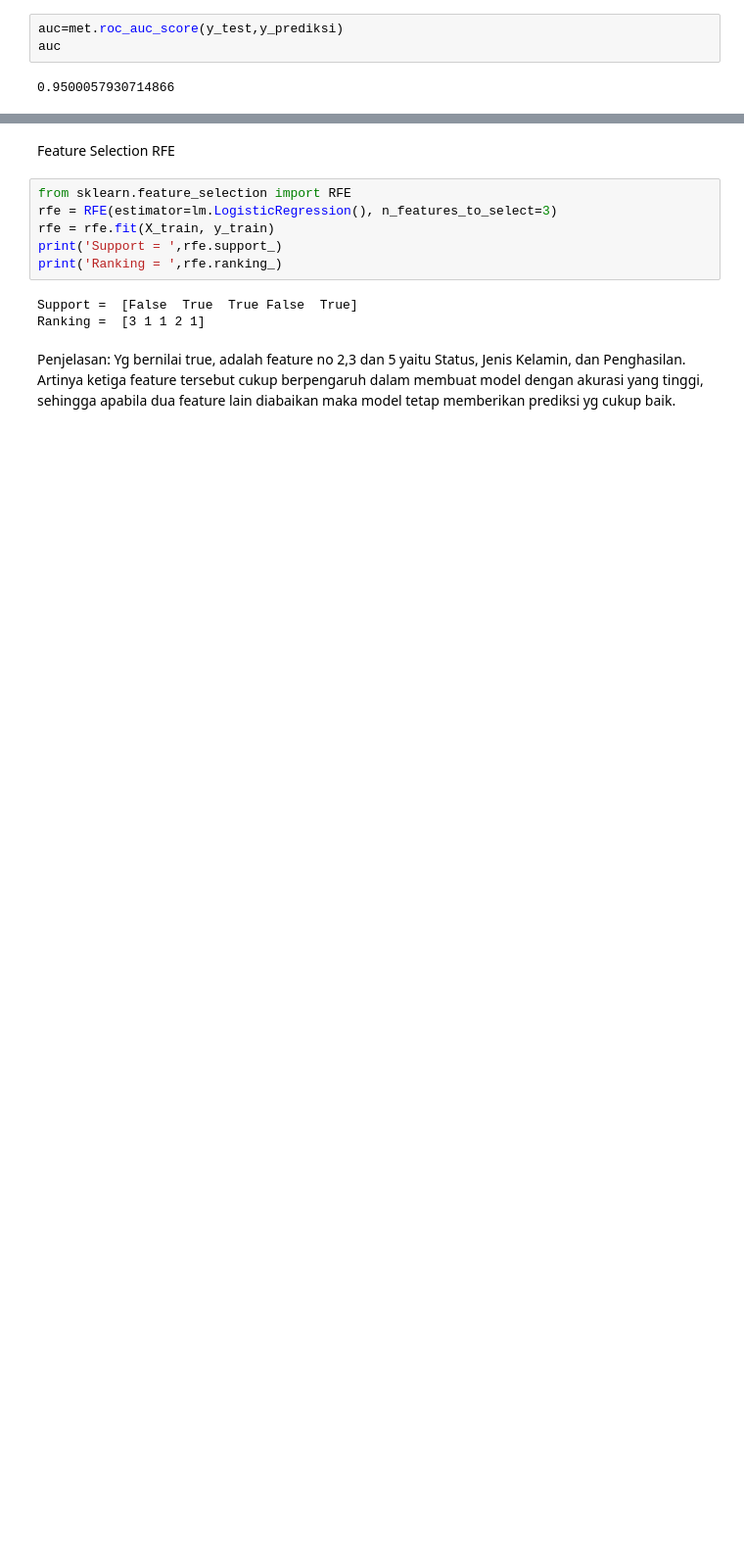
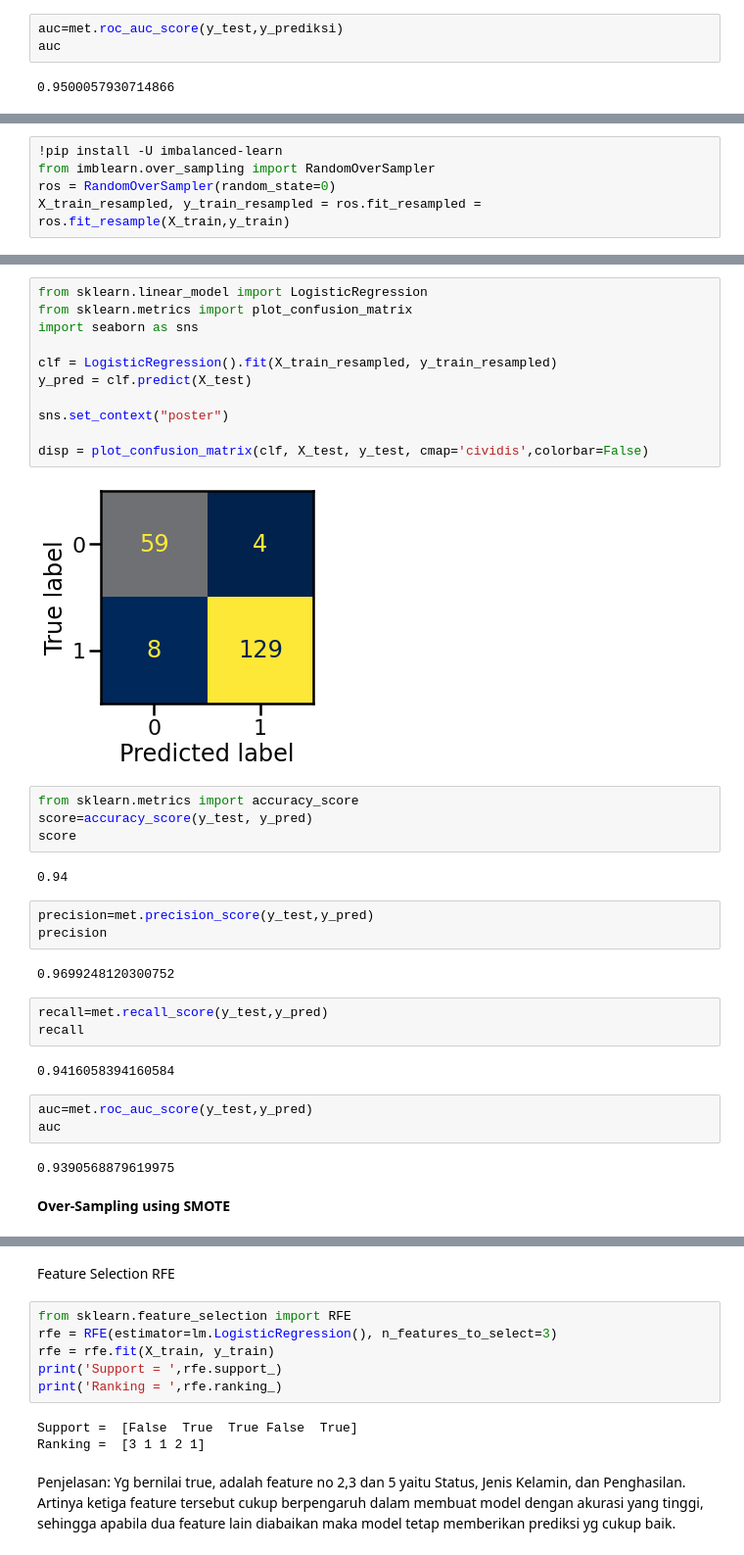
Before and after one commit to amilsiddik/percobaan, a Jupyter notebook: Logistic_Regression_Pertemuan_4.ipynb, the cells around one changed output, grey strips where cells are left out. Shown at 98% size. Cells and saved outputs as stored; diff of their text form; blank space fills up the shorter version.

```diff
--- a/Logistic_Regression_Pertemuan_4.ipynb
+++ b/Logistic_Regression_Pertemuan_4.ipynb
@@ -168,0 +191,5 @@ auc
+# %%
+!pip install -U imbalanced-learn
+from imblearn.over_sampling import RandomOverSampler
+ros = RandomOverSampler(random_state=0)
+X_train_resampled, y_train_resampled = ros.fit_resampled = ros.fit_resample(X_train,y_train)
@@ -168,0 +284,36 @@ auc
+# %%
+from sklearn.linear_model import LogisticRegression
+from sklearn.metrics import plot_confusion_matrix
+import seaborn as sns
+
+clf = LogisticRegression().fit(X_train_resampled, y_train_resampled)
+y_pred = clf.predict(X_test)
+
+sns.set_context("poster")
+
+disp = plot_confusion_matrix(clf, X_test, y_test, cmap='cividis',colorbar=False)
+# %% [output]
+[figure, added]
+# %%
+from sklearn.metrics import accuracy_score
+score=accuracy_score(y_test, y_pred)
+score
+# %% [output]
+0.94
+# %%
+precision=met.precision_score(y_test,y_pred)
+precision
+# %% [output]
+0.9699248120300752
+# %%
+recall=met.recall_score(y_test,y_pred)
+recall
+# %% [output]
+0.9416058394160584
+# %%
+auc=met.roc_auc_score(y_test,y_pred)
+auc
+# %% [output]
+0.9390568879619975
+# %% [markdown]
+**Over-Sampling using SMOTE**
```
Also changed, not shown: parts of 17 cells of this notebook.
